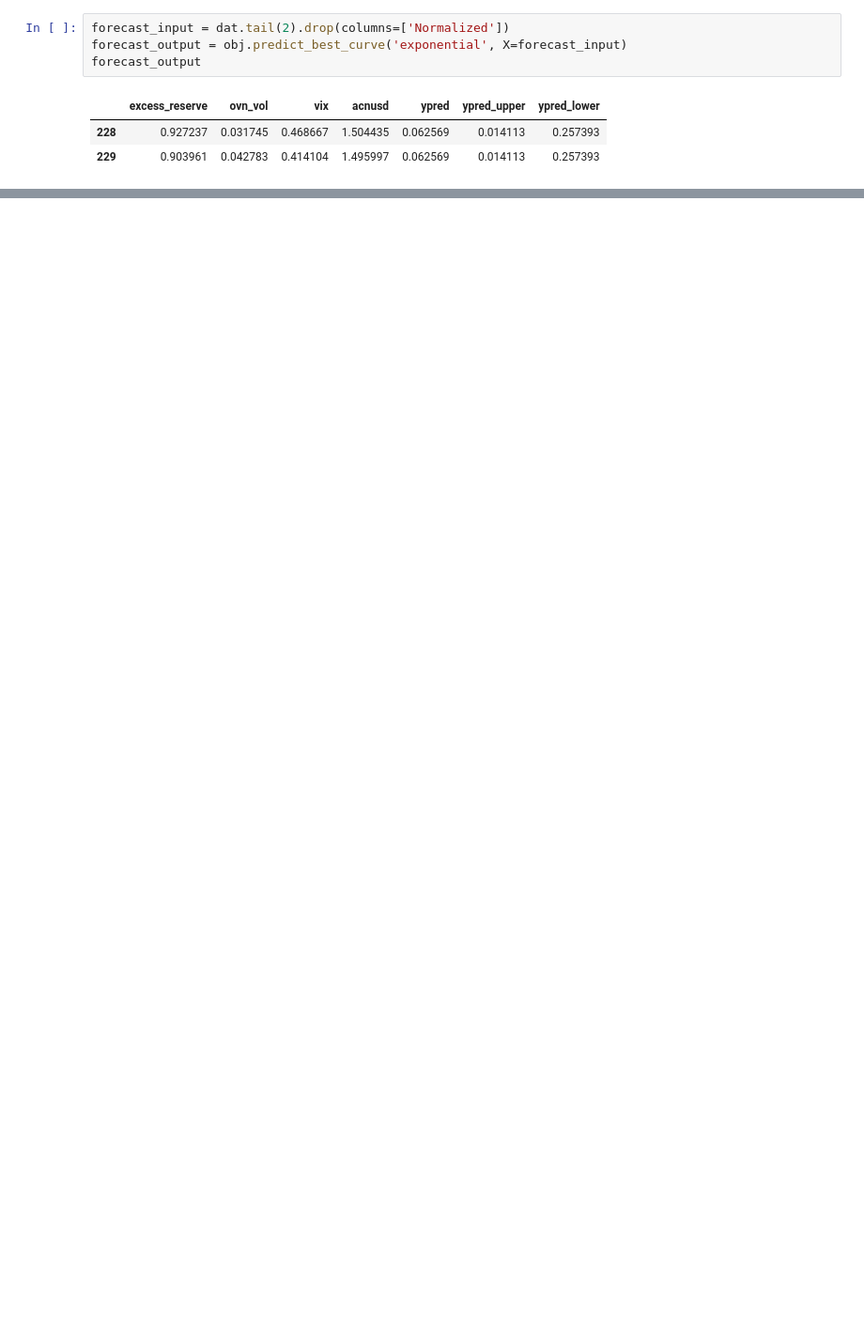
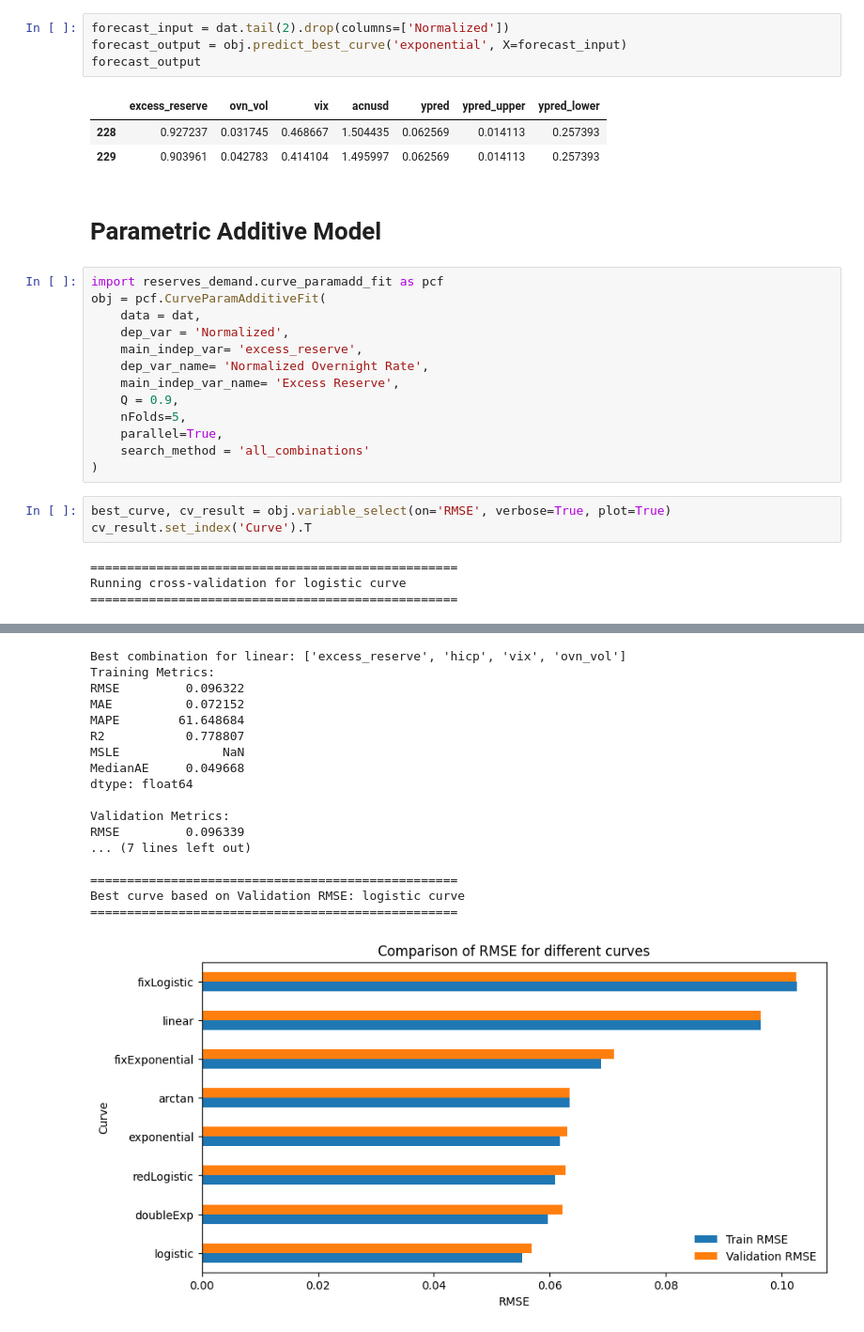
Before and after one commit to amineraboun/reserves_demand, a Jupyter notebook: notebooks/Example.ipynb, the cells around one changed output, grey strips where cells are left out. Shown at 94% size. Saved outputs shown, nothing was run; the diff lists cells and outputs as text; blank space fills up the shorter version.

Commit message:
param additive fit

```diff
--- a/notebooks/Example.ipynb
+++ b/notebooks/Example.ipynb
@@ -256,3 +306,25 @@ forecast_output
 |  | excess_reserve | ovn_vol | vix | acnusd | ypred | ypred_upper | ypred_lower |
 | 228 | 0.927237 | 0.031745 | 0.468667 | 1.504435 | 0.062569 | 0.014113 | 0.257393 |
 | 229 | 0.903961 | 0.042783 | 0.414104 | 1.495997 | 0.062569 | 0.014113 | 0.257393 |
+# %% [markdown]
+# Parametric Additive Model
+# %%
+import reserves_demand.curve_paramadd_fit as pcf
+obj = pcf.CurveParamAdditiveFit(
+    data = dat,
+    dep_var = 'Normalized',
+    main_indep_var= 'excess_reserve',
+    dep_var_name= 'Normalized Overnight Rate',
+    main_indep_var_name= 'Excess Reserve',
+    Q = 0.9,
+    nFolds=5,
+    parallel=True,
+    search_method = 'all_combinations'
+)
+# %%
+best_curve, cv_result = obj.variable_select(on='RMSE', verbose=True, plot=True)
+cv_result.set_index('Curve').T
+# %% [output]
+==================================================
+Running cross-validation for logistic curve
+==================================================
@@ -258,0 +450,18 @@ forecast_output
+Best combination for linear: ['excess_reserve', 'hicp', 'vix', 'ovn_vol']
+Training Metrics:
+RMSE         0.096322
+MAE          0.072152
+MAPE        61.648684
+R2           0.778807
+MSLE              NaN
+MedianAE     0.049668
+dtype: float64
+
+Validation Metrics:
+RMSE         0.096339
+... (7 lines left out)
+
+==================================================
+Best curve based on Validation RMSE: logistic curve
+==================================================
+[figure, added]
```
Also changed, not shown: parts of 13 cells of this notebook, 5 other files.
